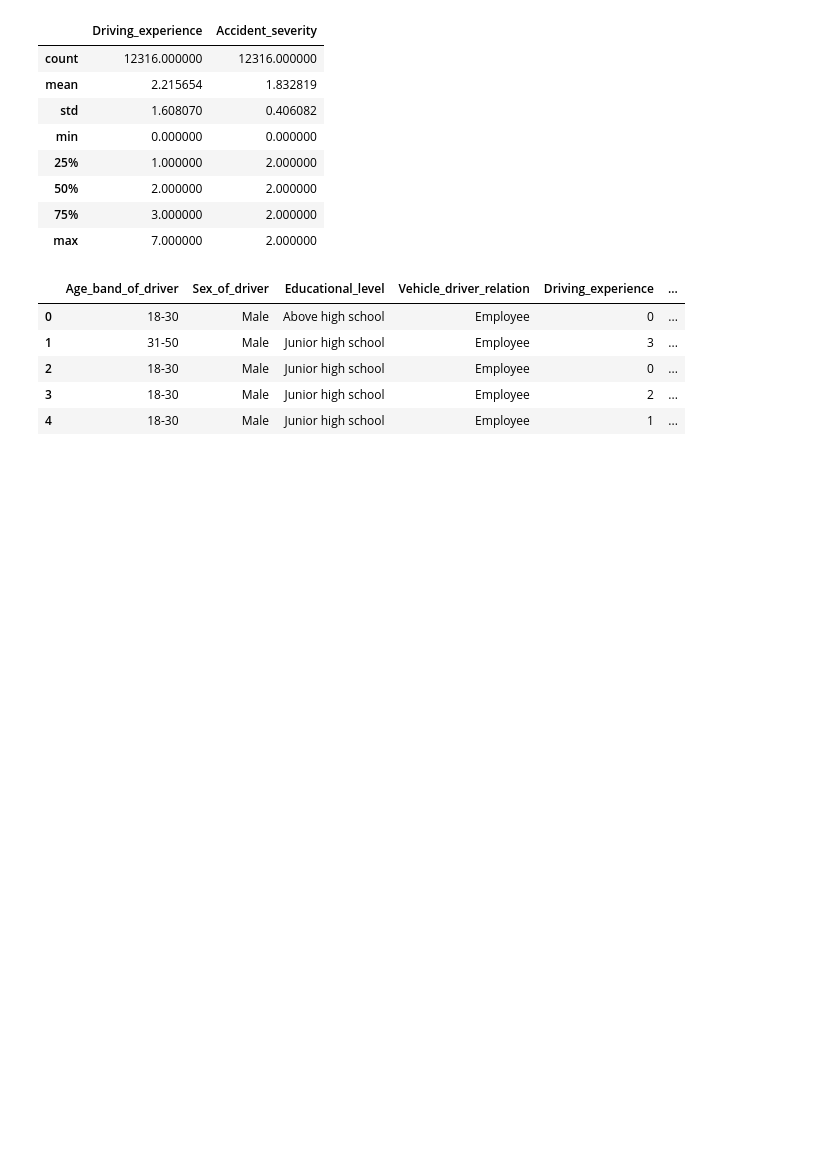
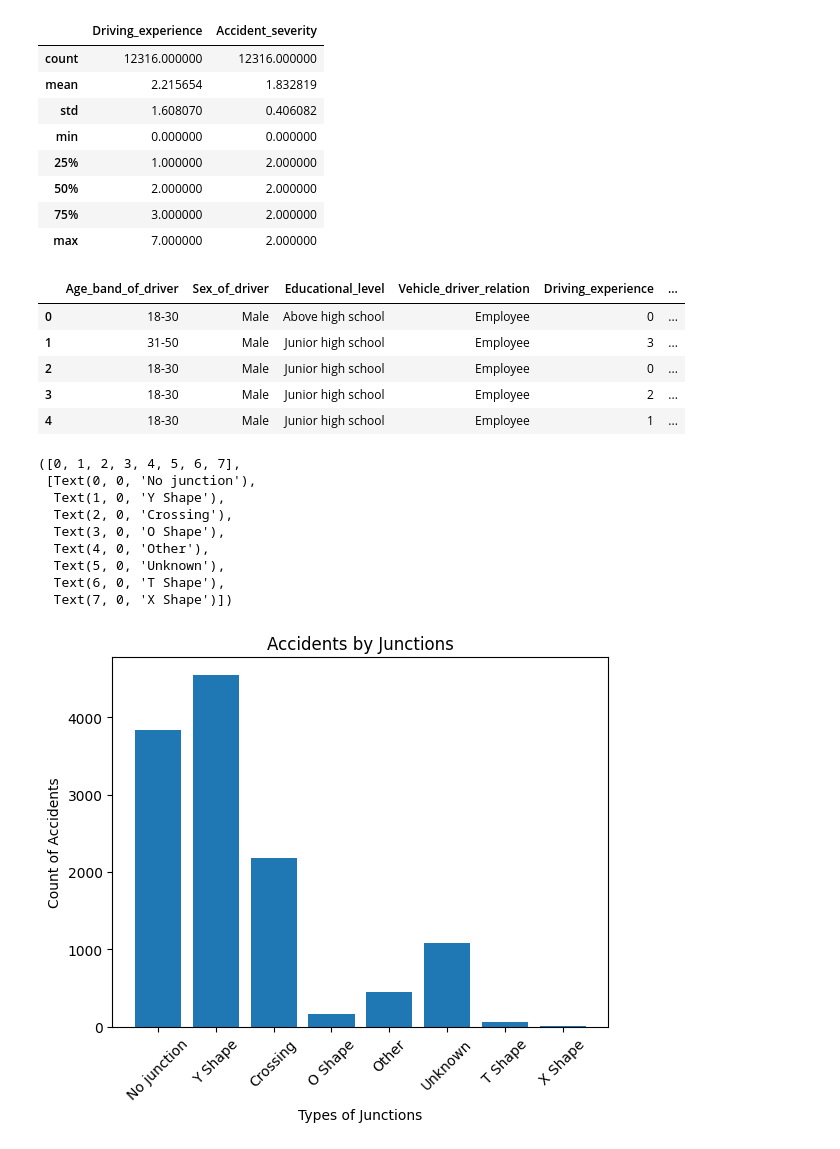
Before and after one commit to vineetj5/Traffic-Accident-Prediction, a Jupyter notebook: Accident Analysis.ipynb, the cells around one changed output. Saved outputs shown, nothing was run; the diff lists cells and outputs as text; code cells hidden in the pictures; blank space fills up the shorter version.

Commit message:
Plot of 3 features for data Analysis

```diff
--- a/Accident Analysis.ipynb
+++ b/Accident Analysis.ipynb
@@ -69,3 +69,44 @@ df.head()
 | 2 | 18-30 | Male | Junior high school | Employee | 0 | ... |
 | 3 | 18-30 | Male | Junior high school | Employee | 2 | ... |
 | 4 | 18-30 | Male | Junior high school | Employee | 1 | ... |
+# %%
+junctionTypes=df['Types_of_Junction'].unique()
+Lanes_or_MediansTypes = df['Lanes_or_Medians'].unique()
+Road_surface_type=df['Road_surface_type'].unique()
+# %%
+def CountingAccidentsByFeature(df):
+    junctionValues=[]
+    #junctionTypes=df['Types_of_Junction'].unique()
+    for i in junctionTypes:
+        junctionValues.append(df[df['Types_of_Junction'] == i].shape[0])
+
+    Lanes_or_MediansValues=[]
+    #Lanes_or_MediansTypes = df['Lanes_or_Medians'].unique()
+    for i in Lanes_or_MediansTypes:
+        Lanes_or_MediansValues.append(df[df['Lanes_or_Medians'] == i].shape[0])
+
+    Road_surface_typeValues=[]
+    #Road_surface_type=df['Road_surface_type'].unique()
+    for i in Road_surface_type:
+        Road_surface_typeValues.append(df[df['Road_surface_type'] == i].shape[0])
+
+    return junctionValues,Lanes_or_MediansValues,Road_surface_typeValues
+# %%
+junctionValues,Lanes_or_MediansValues,Road_surface_typeValues=CountingAccidentsByFeature(df)
+# %%
+plt.title('Accidents by Junctions')
+plt.xlabel('Types of Junctions')
+plt.ylabel('Count of Accidents')
+plt.bar(junctionTypes,junctionValues)
+plt.xticks(rotation=45)
+# %% [output]
+([0, 1, 2, 3, 4, 5, 6, 7],
+ [Text(0, 0, 'No junction'),
+  Text(1, 0, 'Y Shape'),
+  Text(2, 0, 'Crossing'),
+  Text(3, 0, 'O Shape'),
+  Text(4, 0, 'Other'),
+  Text(5, 0, 'Unknown'),
+  Text(6, 0, 'T Shape'),
+  Text(7, 0, 'X Shape')])
+[figure, added]
```
Also changed, not shown: parts of 11 cells of this notebook.
